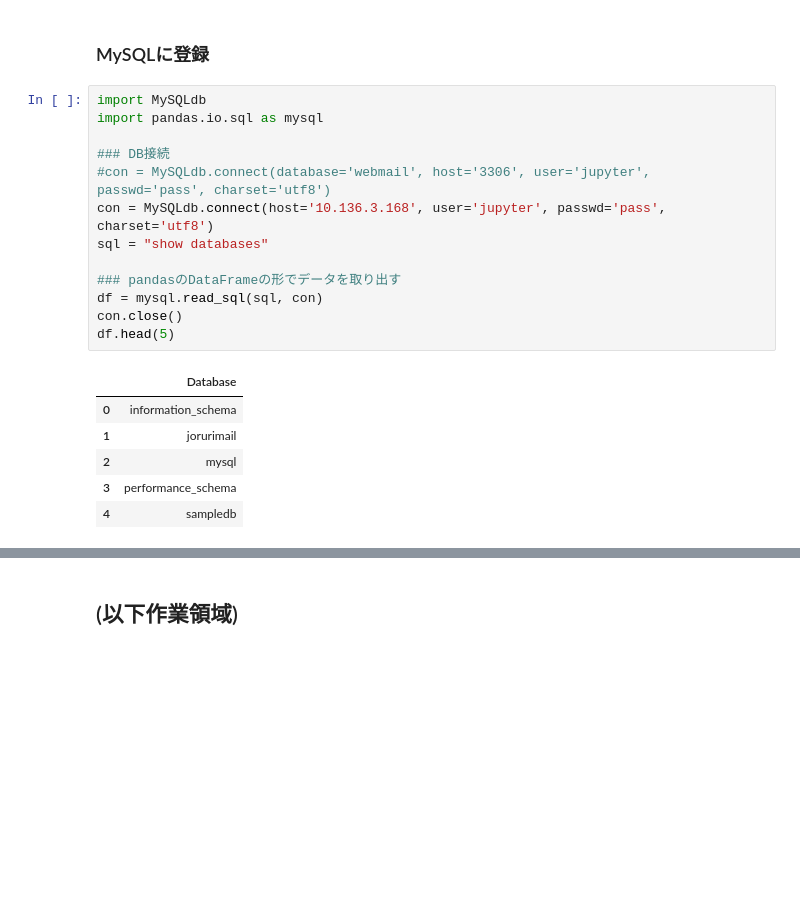
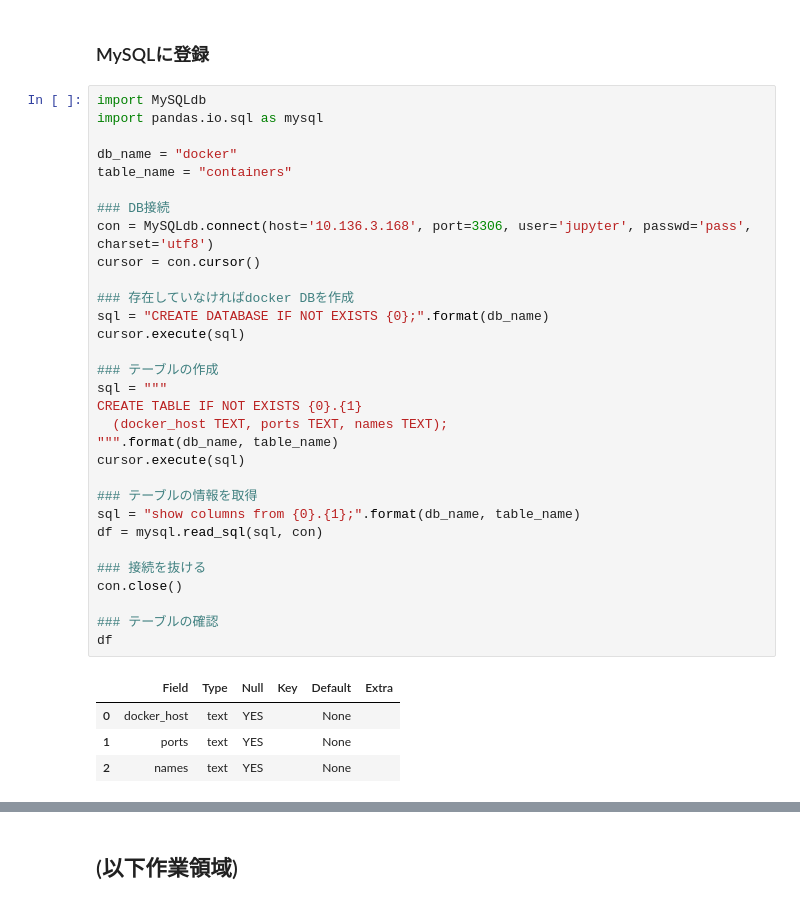
Before and after one commit to ftakao2007/python, a Jupyter notebook: jupyter_notebook/docker/docker-compose.ipynb, the cells around one changed output, grey strips where cells are left out. Saved outputs shown, nothing was run; the diff lists cells and outputs as text; blank space fills up the shorter version.

```diff
--- a/jupyter_notebook/docker/docker-compose.ipynb
+++ b/jupyter_notebook/docker/docker-compose.ipynb
@@ -178,20 +178,36 @@ CURDATE()
 # %%
 import MySQLdb
 import pandas.io.sql as mysql
 
+db_name = "docker"
+table_name = "containers"
+
 ### DB接続
-#con = MySQLdb.connect(database='webmail', host='3306', user='jupyter', passwd='pass', charset='utf8')
-con = MySQLdb.connect(host='10.136.3.168', user='jupyter', passwd='pass', charset='utf8')
-sql = "show databases"
+con = MySQLdb.connect(host='10.136.3.168', port=3306, user='jupyter', passwd='pass', charset='utf8')
+cursor = con.cursor()
 
-### pandasのDataFrameの形でデータを取り出す
+### 存在していなければdocker DBを作成
+sql = "CREATE DATABASE IF NOT EXISTS {0};".format(db_name)
+cursor.execute(sql)
+
+### テーブルの作成
+sql = """
+CREATE TABLE IF NOT EXISTS {0}.{1}
+  (docker_host TEXT, ports TEXT, names TEXT);
+""".format(db_name, table_name)
+cursor.execute(sql)
+
+### テーブルの情報を取得
+sql = "show columns from {0}.{1};".format(db_name, table_name)
 df = mysql.read_sql(sql, con)
+
+### 接続を抜ける
 con.close()
-df.head(5)
+
+### テーブルの確認
+df
 # %% [output]
-|  | Database |
-| 0 | information_schema |
-| 1 | jorurimail |
-| 2 | mysql |
-| 3 | performance_schema |
-| 4 | sampledb |
+|  | Field | Type | Null | Key | Default | Extra |
+| 0 | docker_host | text | YES |  | None |  |
+| 1 | ports | text | YES |  | None |  |
+| 2 | names | text | YES |  | None |  |
```
Also changed, not shown: parts of 3 cells of this notebook, 2 other files.
